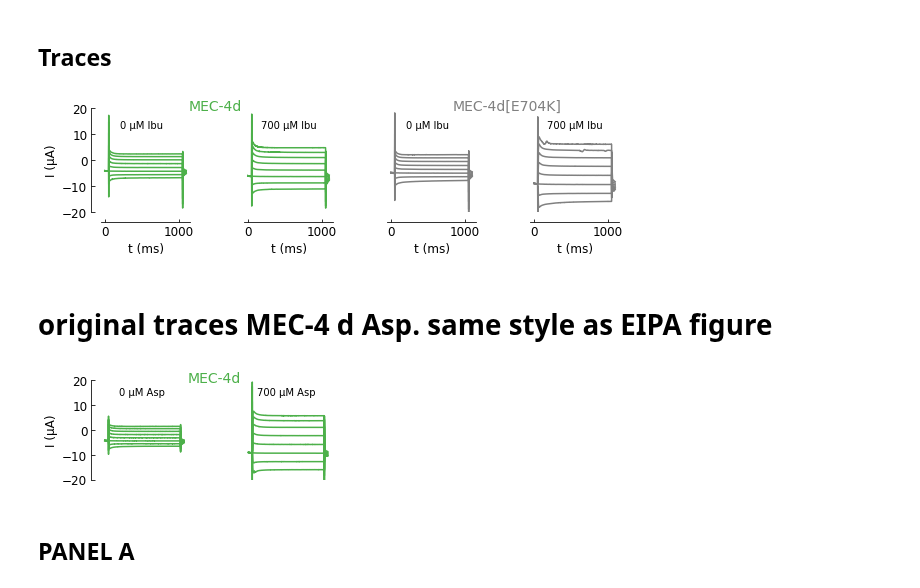
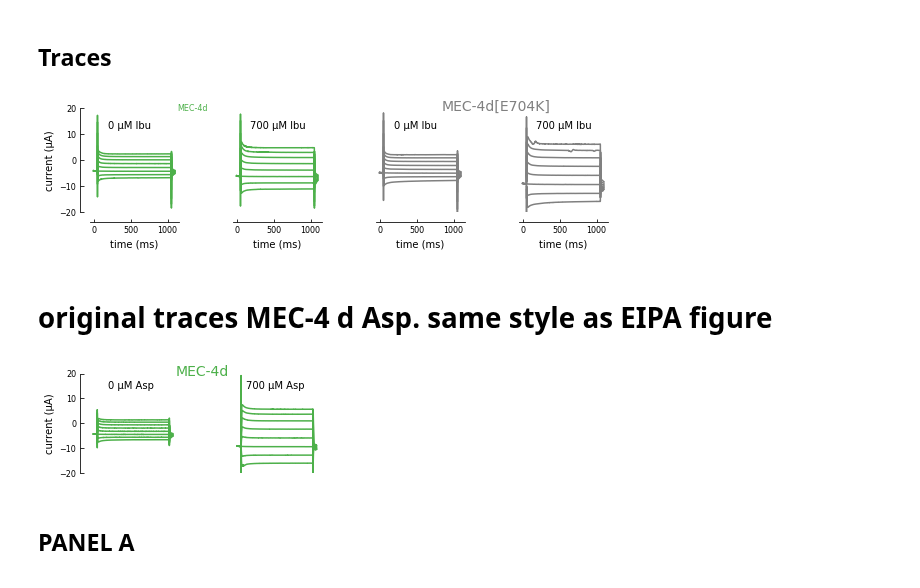
Before and after one commit to sfechner/JupyterNotebooksDEGENaCPharm, a Jupyter notebook: DoseResponseDATA.ipynb, the cells around one changed output. Saved outputs shown, nothing was run; the diff lists cells and outputs as text; code cells hidden in the pictures.

```diff
--- a/DoseResponseDATA.ipynb
+++ b/DoseResponseDATA.ipynb
@@ -68,3 +70,9 @@ locationFileEnantiomer = '/Users/Fechner/Box Sync/Fechner/TEVC-GoodmanlabBOX/Pro
+# %%
+AxisTickLabelSize = 8
+AxisLabelSize = 10
+AxisLegendSize = 8
+SizeOfMarker = 3
+ErrorColor = 'red'
 # %% [markdown]
 ### load specific sheets from excel file
 # %%
@@ -931,12 +939,12 @@ ax1.spines['bottom'].set_position(('outward',10))
 ax1.get_yaxis().set_tick_params(direction='in')
 ax1.get_xaxis().set_tick_params(direction='in')
 # #ax1.plot([-1,20], [0,0] , 'k--', color='#000000', linewidth=1)#gray line for Zero or 1
-ax1.tick_params(axis='both', which='major', labelsize=12)
-ax1.set_xlabel('t (ms)',fontsize=12)
-ax1.set_ylabel('I (µA)',fontsize=12)
+ax1.tick_params(axis='both', which='major', labelsize=AxisTickLabelSize)
+ax1.set_xlabel('time (ms)',fontsize=AxisLabelSize)
+ax1.set_ylabel('current (µA)',fontsize=AxisLabelSize)
 #ax1.spines['bottom'].set_visible(False)
 #ax1.xaxis.set_visible(False)
-ax1.set_xlabel('t (ms)',fontsize=12)
+ax1.set_xlabel('time (ms)',fontsize=AxisLabelSize)
 
 ##### ax2
 ax2.set_ylim([-20, 20])
@@ -953,16 +961,16 @@ ax2.spines['bottom'].set_position(('outward',10))
 ax2.get_yaxis().set_tick_params(direction='in')
 ax2.get_xaxis().set_tick_params(direction='in')
 # #ax1.plot([-1,20], [0,0] , 'k--', color='#000000', linewidth=1)#gray line for Zero or 1
-ax2.tick_params(axis='both', which='major', labelsize=12)
+ax2.tick_params(axis='both', which='major', labelsize=AxisTickLabelSize)
 #ax2.text(1300, 20, 'MEC-4d',color=colorsSINGLES[0])
-ax2.set_xlabel('t (ms)',fontsize=12)
-ax2.set_ylabel('I (µA)',fontsize=12)
+ax2.set_xlabel('time (ms)',fontsize=AxisLabelSize)
+ax2.set_ylabel('current (µA)',fontsize=AxisLabelSize)
 #ax2.spines['bottom'].set_visible(False)
 #ax2.xaxis.set_visible(False)
 ax2.spines['left'].set_visible(False)
 ax2.yaxis.set_visible(False)
-ax2.text(-800, 19, 'MEC-4d',color=colorsSINGLES[0],fontsize=14)
-ax2.set_xlabel('t (ms)',fontsize=12)
+ax2.text(-800, 19, 'MEC-4d',color=colorsSINGLES[0],fontsize=AxisLegendSize)
+ax2.set_xlabel('time (ms)',fontsize=AxisLabelSize)
 
 ##### ax3
 ax3.set_ylim([-20, 20])
@@ -978,43 +986,43 @@ ax3.spines['bottom'].set_position(('outward',10))
 ax3.get_yaxis().set_tick_params(direction='in')
 ax3.get_xaxis().set_tick_params(direction='in')
 # #ax1.plot([-1,20], [0,0] , 'k--', color='#000000', linewidth=1)#gray line for Zero or 1
-ax3.tick_params(axis='both', which='major', labelsize=12)
-ax3.set_xlabel('t (ms)',fontsize=12)
+ax3.tick_params(axis='both', which='major', labelsize=AxisTickLabelSize)
+ax3.set_xlabel('time (ms)',fontsize=AxisLabelSize)
 #ax3.set_ylabel('I (µA)',fontsize=12)
 ax3.spines['left'].set_visible(False)
 ax3.yaxis.set_visible(False)
 
 ##### ax2
 ax4.set_ylim([-20, 20])
 ax4.text(180, 12,  '700 µM Ibu')
 # ax1.set_ylim([-150, 150])
 #ax1.set_xlim([300, 1400])
 ax4.spines['right'].set_visible(False)                                  # no spine at the right
 ax4.spines['top'].set_visible(False)                                     # no spine at the top
 ax4.yaxis.set_ticks_position('left')                                     # ticks at the left
 ax4.xaxis.set_ticks_position('bottom')                                 # no spine at the right
 ax4.spines['left'].set_position(('outward',10))                           # a spine at the left that is put a little aside
 ax4.spines['bottom'].set_position(('outward',10))
 #ax1.spines['top'].set_position(('axes',5))
 ax4.get_yaxis().set_tick_params(direction='in')
 ax4.get_xaxis().set_tick_params(direction='in')
 # ax1.plot([-1,20], [0,0] , 'k--', color='#000000', linewidth=1)#gray line for Zero or 1
-ax4.tick_params(axis='both', which='major', labelsize=12)
+ax4.tick_params(axis='both', which='major', labelsize=AxisTickLabelSize)
 #ax2.text(1300, 20, 'MEC-4d',color=colorsSINGLES[0])
-ax4.set_xlabel('t (ms)',fontsize=12)
-ax4.set_ylabel('I (µA)',fontsize=12)
+ax4.set_xlabel('time (ms)',fontsize=AxisLabelSize)
+ax4.set_ylabel('current (µA)',fontsize=AxisLabelSize)
 #ax4.spines['bottom'].set_visible(False)
 #ax4.xaxis.set_visible(False)
 ax4.spines['left'].set_visible(False)
 ax4.yaxis.set_visible(False)
 ax4.text(-1100, 19, 'MEC-4d[E704K]',color='grey',fontsize=14)
 
 
 plt.gcf().subplots_adjust(bottom=0.3, left=0.1,hspace=0.5, wspace=0.6)
 
 plt.savefig(filedirManuscript+"Fig6-DoseResponseTRACES"+'.pdf')
 # %% [output]
-[figure, old version]
+[figure, new version]
 # %% [markdown]
 # original traces MEC-4 d Asp. same style as EIPA figure
 # %%
@@ -1055,10 +1063,10 @@ ax1.spines['bottom'].set_position(('outward',10))
 ax1.get_yaxis().set_tick_params(direction='in')
 ax1.get_xaxis().set_tick_params(direction='in')
 # #ax1.plot([-1,20], [0,0] , 'k--', color='#000000', linewidth=1)#gray line for Zero or 1
-ax1.tick_params(axis='both', which='major', labelsize=12)
+ax1.tick_params(axis='both', which='major', labelsize=AxisTickLabelSize)
 
-ax1.set_xlabel('t (ms)',fontsize=12)
-ax1.set_ylabel('I (µA)',fontsize=12)
+ax1.set_xlabel('time (ms)',fontsize=AxisLabelSize)
+ax1.set_ylabel('current (µA)',fontsize=AxisLabelSize)
 ax1.spines['bottom'].set_visible(False)
 ax1.xaxis.set_visible(False)
 
@@ -1077,10 +1085,10 @@ ax2.spines['bottom'].set_position(('outward',10))
 ax2.get_yaxis().set_tick_params(direction='in')
 ax2.get_xaxis().set_tick_params(direction='in')
 # #ax1.plot([-1,20], [0,0] , 'k--', color='#000000', linewidth=1)#gray line for Zero or 1
-ax2.tick_params(axis='both', which='major', labelsize=12)
+ax2.tick_params(axis='both', which='major', labelsize=AxisTickLabelSize)
 #ax2.text(1300, 20, 'MEC-4d',color=colorsSINGLES[0])
-ax2.set_xlabel('t (ms)',fontsize=12)
-ax2.set_ylabel('I (µA)',fontsize=12)
+ax2.set_xlabel('time (ms)',fontsize=AxisLabelSize)
+ax2.set_ylabel('current (µA)',fontsize=AxisLabelSize)
 ax2.spines['bottom'].set_visible(False)
 ax2.xaxis.set_visible(False)
 ax2.spines['left'].set_visible(False)
@@ -1095,7 +1103,7 @@ plt.gcf().subplots_adjust(bottom=0.25, left=0.1,hspace=0.6, wspace=0.65)
 
 plt.savefig(filedirManuscript+"Fig4-M4-OriginalTracesAsp"+'.pdf')
 # %% [output]
-[figure, old version]
+[figure, new version]
 # %% [markdown]
 ## PANEL A
 # %%
```
Also changed, not shown: parts of 17 cells of this notebook, 1 other file.
